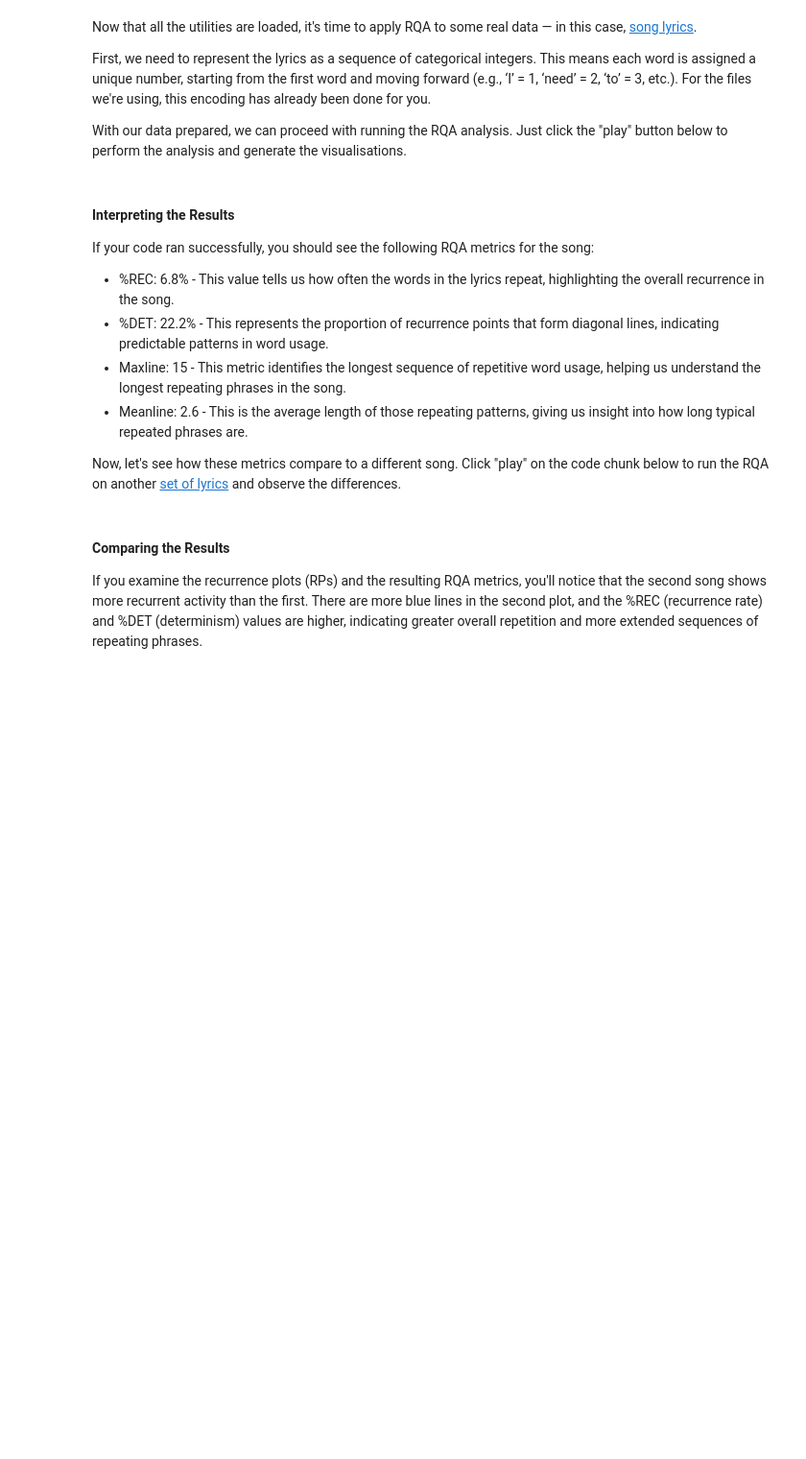
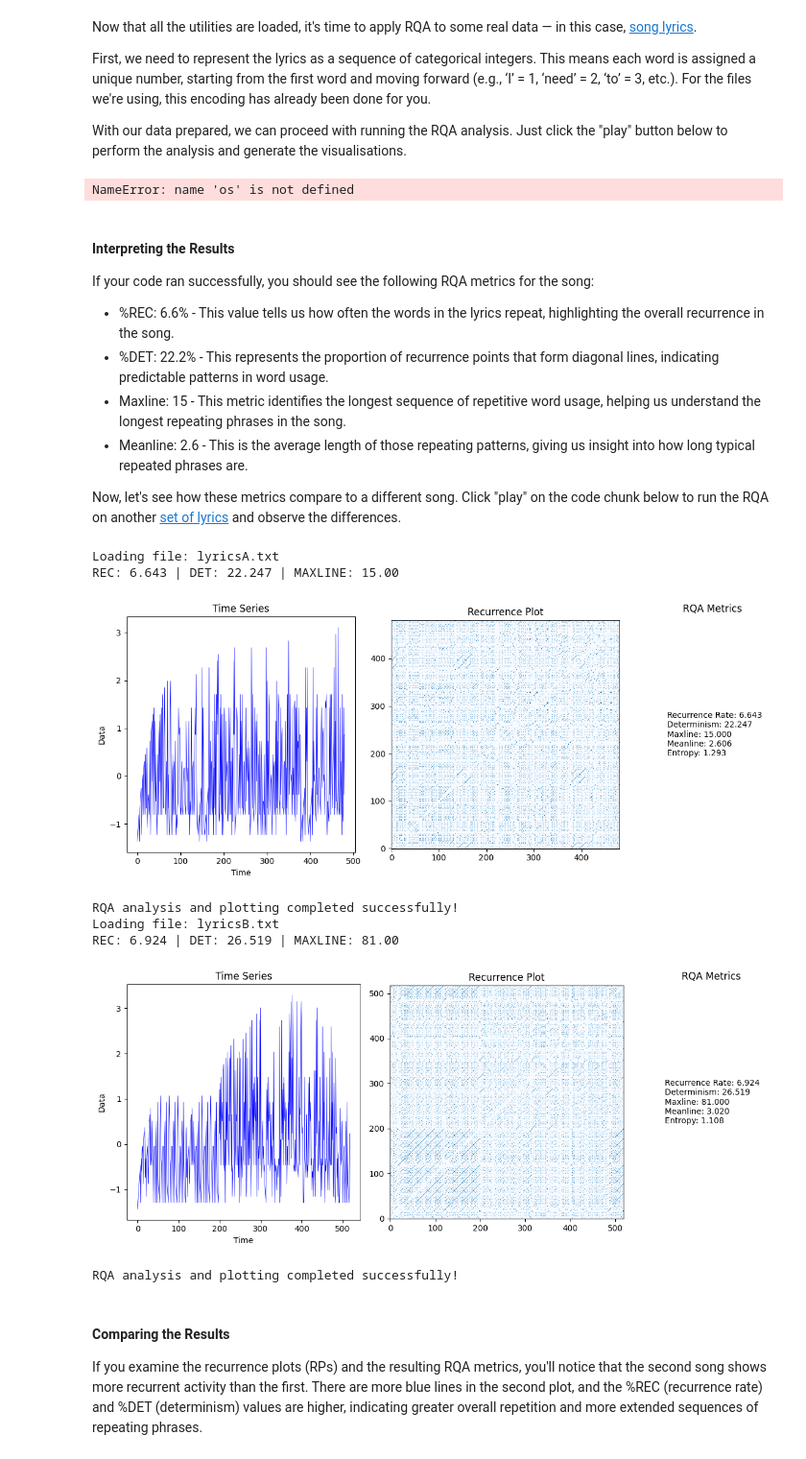
Before and after one commit to xkiwilabs/Linear-NonLinear-TSAnalysis, a Jupyter notebook: rqaCategorical.ipynb, the cells around one changed output. Shown at 96% size. Cells and saved outputs as stored; diff of their text form; code cells hidden in the pictures; blank space fills up the shorter version.

```diff
--- a/rqaCategorical.ipynb
+++ b/rqaCategorical.ipynb
@@ -51,11 +51,17 @@ file_path = os.path.join(data_directory, file_name)
 
 # Set RQA parameters
 rqa_params = {
-    'delay': 1,
-    'embedding_dimension': 1,
-    'radius': 0.0001,
-    'minLine': 2,
-    'getRP': True
+    'norm': 1,
+    'eDim': 1,
+    'tLag': 1,
+    'rescaleNorm': 1,
+    'radius': 0.1,
+    'tw': 2,
+    'minl': 2,
+    'doPlots': False,
+    'plotMode': 'recurrence',
+    'phaseSpace': False,
+    'doStatsFile': False
 }
 
 # Check whether the file containing the data exists
@@ -69,31 +75,32 @@ if os.path.exists(file_path):
     numerical_data = data.iloc[:, 0].to_frame()
 
     # Perform RQA using the perform_rqa function from rqa_utils
-    rqa_results, rp_results = perform_rqa(numerical_data, **rqa_params)
+    rqa_results, rp_results = perform_rqa(numerical_data, rqa_params)
 
     # Create RQA metrics dictionary
     for column, result in rqa_results.items():
         rqa_metrics = {
-            'Recurrence Rate': result.recurrence_rate,
-            'Determinism': result.determinism,
-            'Maxline': result.longest_diagonal_line,
-            'Meanline': result.average_diagonal_line,
-            'Entropy': result.entropy_diagonal_lines,
-            'Laminarity': result.laminarity,
+             'Recurrence Rate': rqa_results.get('perc_recur'),
+             'Determinism': rqa_results.get('perc_determ'),
+             'Maxline': rqa_results.get('maxl_found'),
+             'Meanline': rqa_results.get('llmnsd')[0],
+             'Entropy': rqa_results.get('entropy')[0],
         }
 
     # Plot time series and recurrence plot side-by-side
-    plot_ts_and_rqa(numerical_data[0].values, rp_results[0].recurrence_matrix, rqa_metrics, save_image, f'images/rqa/{file_name}_combined_plot.png')
+    plot_ts_and_rqa(numerical_data.iloc[:, 0].values, rp_results, rqa_metrics, save_image, f'images/rqa/{file_name}_combined_plot.png')
 
     print('RQA analysis and plotting completed successfully!')
 else:
     print(f'File {file_name} not found in directory {data_directory}')
+# %% [output]
+NameError: name 'os' is not defined
 # %% [markdown]
 #### Interpreting the Results
 
 If your code ran successfully, you should see the following RQA metrics for the song:
 
-- %REC: 6.8% - This value tells us how often the words in the lyrics repeat, highlighting the overall recurrence in the song.
+- %REC: 6.6% - This value tells us how often the words in the lyrics repeat, highlighting the overall recurrence in the song.
 - %DET: 22.2% - This represents the proportion of recurrence points that form diagonal lines, indicating predictable patterns in word usage.
 - Maxline: 15 - This metric identifies the longest sequence of repetitive word usage, helping us understand the longest repeating phrases in the song.
 - Meanline: 2.6 - This is the average length of those repeating patterns, giving us insight into how long typical repeated phrases are.
@@ -112,47 +119,61 @@ file_names = ["lyricsA.txt", "lyricsB.txt"]
 
 # Set RQA parameters
 rqa_params = {
-    'delay': 1,
-    'embedding_dimension': 1,
-    'radius': 0.0001,
-    'minLine': 2,
-    'getRP': True
+    'norm': 1,
+    'eDim': 1,
+    'tLag': 1,
+    'rescaleNorm': 1,
+    'radius': 0.1,
+    'tw': 2,
+    'minl': 2,
+    'doPlots': False,
+    'plotMode': 'recurrence',
+    'phaseSpace': False,
+    'doStatsFile': False
 }
 
 # Loop through each file and perform RQA
 for file_name in file_names:
     file_path = os.path.join(data_directory, file_name)
 
     # Check whether the file containing the categorical data exists
     if os.path.exists(file_path):
         print(f'Loading file: {file_name}')
 
         # Load the file into a DataFrame
         data = pd.read_csv(file_path, header=None)
 
         # Assume the data is a single unnamed column
         numerical_data = data.iloc[:, 0].to_frame()
 
         # Perform RQA using the perform_rqa function from rqa_utils
-        rqa_results, rp_results = perform_rqa(numerical_data, **rqa_params)
+        rqa_results, rp_results = perform_rqa(numerical_data, rqa_params)
 
         # Create RQA metrics dictionary
         for column, result in rqa_results.items():
             rqa_metrics = {
-                'Recurrence Rate': result.recurrence_rate,
-                'Determinism': result.determinism,
-                'Maxline': result.longest_diagonal_line,
-                'Meanline': result.average_diagonal_line,
-                'Entropy': result.entropy_diagonal_lines,
-                'Laminarity': result.laminarity,
+             'Recurrence Rate': rqa_results.get('perc_recur'),
+             'Determinism': rqa_results.get('perc_determ'),
+             'Maxline': rqa_results.get('maxl_found'),
+             'Meanline': rqa_results.get('llmnsd')[0],
+             'Entropy': rqa_results.get('entropy')[0],
             }
 
         # Plot time series and recurrence plot side-by-side
-        plot_ts_and_rqa(numerical_data[0].values, rp_results[0].recurrence_matrix, rqa_metrics, save_image, f'images/rqa/{file_name}_combined_plot.png')
+        plot_ts_and_rqa(numerical_data.iloc[:, 0].values, rp_results, rqa_metrics, save_image, f'images/rqa/{file_name}_combined_plot.png')
 
         print('RQA analysis and plotting completed successfully!')
     else:
         print(f'File {file_name} not found in directory {data_directory}')
+# %% [output]
+Loading file: lyricsA.txt
+REC: 6.643 | DET: 22.247 | MAXLINE: 15.00
+[figure, added]
+RQA analysis and plotting completed successfully!
+Loading file: lyricsB.txt
+REC: 6.924 | DET: 26.519 | MAXLINE: 81.00
+[figure, added]
+RQA analysis and plotting completed successfully!
 # %% [markdown]
 #### Comparing the Results
 
```
Also changed, not shown: 18 other files.
